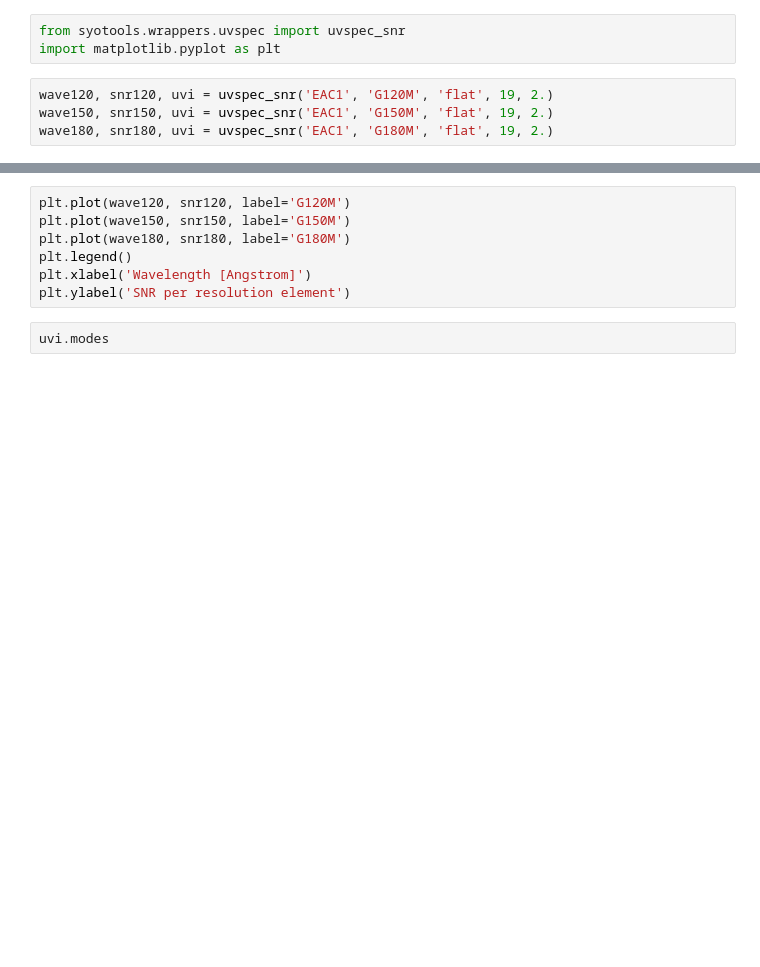
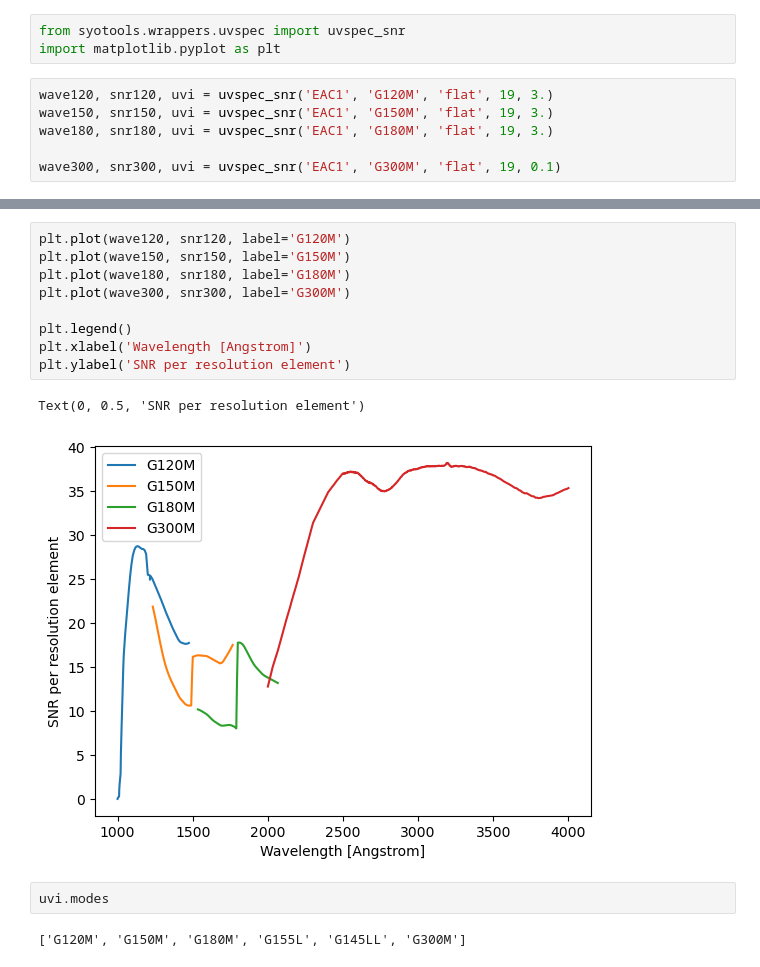
Before and after one commit to spacetelescope/hwo-tools, a Jupyter notebook: uvspec_wrapper.ipynb, the cells around one changed output, grey strips where cells are left out. Cells and saved outputs as stored; diff of their text form; blank space fills up the shorter version.

```diff
--- a/uvspec_wrapper.ipynb
+++ b/uvspec_wrapper.ipynb
@@ -6,6 +6,8 @@ First, import the wrapper function for obtaining UVI SNR from basic inputs
 from syotools.wrappers.uvspec import uvspec_snr
 import matplotlib.pyplot as plt
 # %%
-wave120, snr120, uvi = uvspec_snr('EAC1', 'G120M', 'flat', 19, 2.)
-wave150, snr150, uvi = uvspec_snr('EAC1', 'G150M', 'flat', 19, 2.)
-wave180, snr180, uvi = uvspec_snr('EAC1', 'G180M', 'flat', 19, 2.)
+wave120, snr120, uvi = uvspec_snr('EAC1', 'G120M', 'flat', 19, 3.)
+wave150, snr150, uvi = uvspec_snr('EAC1', 'G150M', 'flat', 19, 3.)
+wave180, snr180, uvi = uvspec_snr('EAC1', 'G180M', 'flat', 19, 3.)
+
+wave300, snr300, uvi = uvspec_snr('EAC1', 'G300M', 'flat', 19, 0.1)
@@ -12,9 +34,16 @@ wave180, snr180, uvi = uvspec_snr('EAC1', 'G180M', 'flat', 19, 2.)
 # %%
 plt.plot(wave120, snr120, label='G120M')
 plt.plot(wave150, snr150, label='G150M')
 plt.plot(wave180, snr180, label='G180M')
+plt.plot(wave300, snr300, label='G300M')
+
 plt.legend()
 plt.xlabel('Wavelength [Angstrom]')
 plt.ylabel('SNR per resolution element')
+# %% [output]
+Text(0, 0.5, 'SNR per resolution element')
+[figure, added]
 # %%
 uvi.modes
+# %% [output]
+['G120M', 'G150M', 'G180M', 'G155L', 'G145LL', 'G300M']
```
Also changed, not shown: parts of 2 cells of this notebook, 6 other files.
